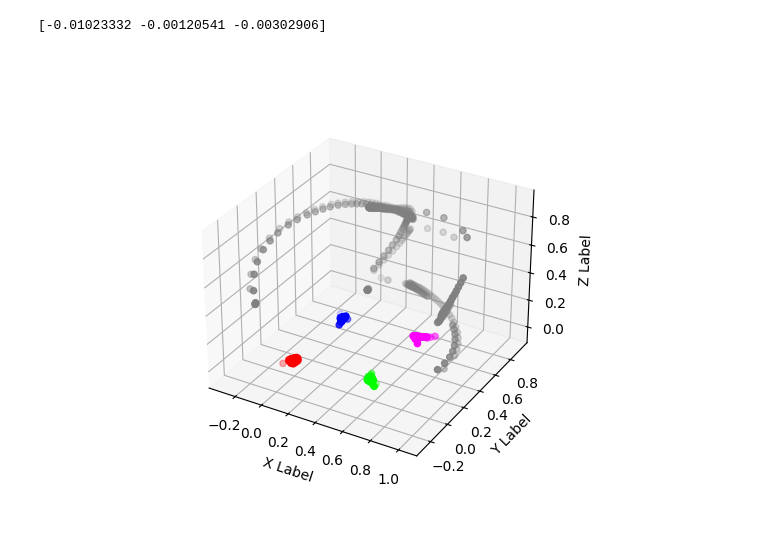
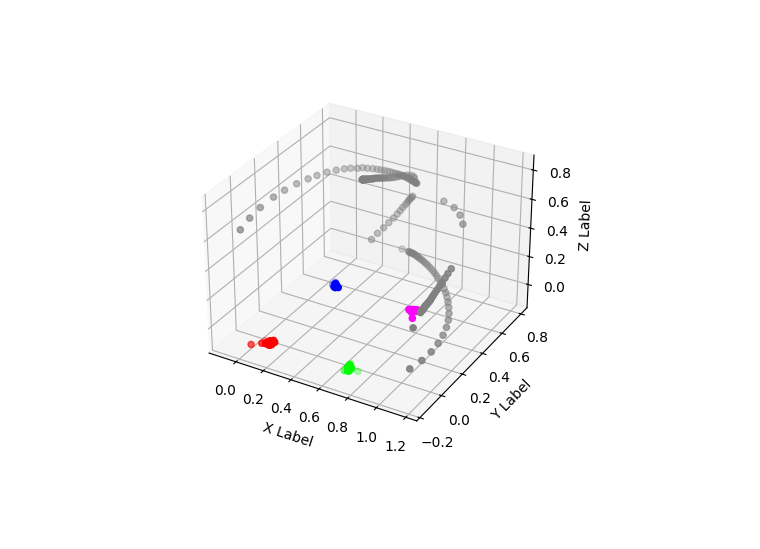
Before and after one commit to csiro-robotics/NEO, a Jupyter notebook: notebooks/find_transform.ipynb, the cells around one changed output. Saved outputs shown, nothing was run; the diff lists cells and outputs as text; code cells hidden in the pictures.

```diff
--- a/notebooks/find_transform.ipynb
+++ b/notebooks/find_transform.ipynb
@@ -176,0 +174,28 @@ best_scale_after = result['x']
+# %%
+def reject_outliers_iqr(points, multiplier=1.5):
+    """
+    Rejects outliers based on the IQR (Interquartile Range) method using NumPy.
+
+    Parameters:
+    - points: numpy array of shape (n_points, 3) representing 3D points
+    - multiplier: the factor to multiply the IQR by to define the outlier range (default is 1.5)
+
+    Returns:
+    - filtered_points: numpy array with outliers removed
+    """
+    # Compute the 1st (Q1) and 3rd (Q3) quartiles for each dimension (x, y, z)
+    Q1 = np.percentile(points, 25, axis=0)
+    Q3 = np.percentile(points, 75, axis=0)
+
+    # Compute the Interquartile Range (IQR)
+    IQR = Q3 - Q1
+
+    # Calculate lower and upper bounds for each dimension
+    lower_bound = Q1 - multiplier * IQR
+    upper_bound = Q3 + multiplier * IQR
+
+    # Find the points that lie within the bounds for each dimension
+    mask = np.all((points >= lower_bound) & (points <= upper_bound), axis=1)
+
+    # Return the filtered points (outliers removed)
+    return points[mask, :]
@@ -284,40 +417,39 @@ camera_path = np.array(camera_path_before)
 
 start = 0
 num = -1
 
 ax.scatter(marker_poses_0[start:num, 0, 3], marker_poses_0[start:num, 1, 3], marker_poses_0[start:num, 2, 3], c=[(1, 0, 0, 1) for i in range(len(marker_poses_0[start:num, 2, 3]))])
 ax.scatter(marker_poses_1[start:num, 0, 3], marker_poses_1[start:num, 1, 3], marker_poses_1[start:num, 2, 3], c=[(0, 1, 0, 1) for i in range(len(marker_poses_1[start:num, 2, 3]))])
 ax.scatter(marker_poses_2[start:num, 0, 3], marker_poses_2[start:num, 1, 3], marker_poses_2[start:num, 2, 3], c=[(0, 0, 1, 1) for i in range(len(marker_poses_2[start:num, 2, 3]))])
 ax.scatter(marker_poses_3[start:num, 0, 3], marker_poses_3[start:num, 1, 3], marker_poses_3[start:num, 2, 3], c=[(1, 0, 1, 1) for i in range(len(marker_poses_3[start:num, 2, 3]))])
 ax.scatter(camera_path[:, 0, 3], camera_path[:, 1, 3], camera_path[:, 2, 3], c=[(0.5, 0.5, 0.5, 1) for i in range(len(camera_path))])
 
 marker_poses_0 = np.array(aruco_dict_after[0])
 marker_poses_1 = np.array(aruco_dict_after[1])
 marker_poses_2 = np.array(aruco_dict_after[2])
 marker_poses_3 = np.array(aruco_dict_after[3])
 camera_path = np.array(camera_path_after)
 
-start = 0
-num = -1
+# start = 0
+# num = -1
 
-ax.scatter(marker_poses_0[start:num, 0, 3], marker_poses_0[start:num, 1, 3], marker_poses_0[start:num, 2, 3], c=[(1, 0, 0, 0.5) for i in range(len(marker_poses_0[start:num, 2, 3]))])
-ax.scatter(marker_poses_1[start:num, 0, 3], marker_poses_1[start:num, 1, 3], marker_poses_1[start:num, 2, 3], c=[(0, 1, 0, 0.5) for i in range(len(marker_poses_1[start:num, 2, 3]))])
-ax.scatter(marker_poses_2[start:num, 0, 3], marker_poses_2[start:num, 1, 3], marker_poses_2[start:num, 2, 3], c=[(0, 0, 1, 0.5) for i in range(len(marker_poses_2[start:num, 2, 3]))])
-ax.scatter(marker_poses_3[start:num, 0, 3], marker_poses_3[start:num, 1, 3], marker_poses_3[start:num, 2, 3], c=[(1, 0, 1, 0.5) for i in range(len(marker_poses_3[start:num, 2, 3]))])
-ax.scatter(camera_path[:, 0, 3], camera_path[:, 1, 3], camera_path[:, 2, 3], c=[(0.5, 0.5, 0.5, 0.5) for i in range(len(camera_path))])
+# ax.scatter(marker_poses_0[start:num, 0, 3], marker_poses_0[start:num, 1, 3], marker_poses_0[start:num, 2, 3], c=[(1, 0, 0, 0.5) for i in range(len(marker_poses_0[start:num, 2, 3]))])
+# ax.scatter(marker_poses_1[start:num, 0, 3], marker_poses_1[start:num, 1, 3], marker_poses_1[start:num, 2, 3], c=[(0, 1, 0, 0.5) for i in range(len(marker_poses_1[start:num, 2, 3]))])
+# ax.scatter(marker_poses_2[start:num, 0, 3], marker_poses_2[start:num, 1, 3], marker_poses_2[start:num, 2, 3], c=[(0, 0, 1, 0.5) for i in range(len(marker_poses_2[start:num, 2, 3]))])
+# ax.scatter(marker_poses_3[start:num, 0, 3], marker_poses_3[start:num, 1, 3], marker_poses_3[start:num, 2, 3], c=[(1, 0, 1, 0.5) for i in range(len(marker_poses_3[start:num, 2, 3]))])
+# ax.scatter(camera_path[:, 0, 3], camera_path[:, 1, 3], camera_path[:, 2, 3], c=[(0.5, 0.5, 0.5, 0.5) for i in range(len(camera_path))])
 
-print(np.sum(np.diff(marker_poses_2[:, :3, 3], axis=0), axis=0))
+# print(np.sum(np.diff(marker_poses_2[:, :3, 3], axis=0), axis=0))
 
 ax.set_xlabel('X Label')
 ax.set_ylabel('Y Label')
 ax.set_zlabel('Z Label')
 
 # ax.set_xlim(-1, 1)
 # ax.set_ylim(-1, 1)
 # ax.set_zlim(-1, 1)
 
 plt.autoscale(False)
 plt.show()
 # %% [output]
-[-0.01023332 -0.00120541 -0.00302906]
-[figure, old version]
+[figure, new version]
```
Also changed, not shown: parts of 9 cells of this notebook, 1 other file.
